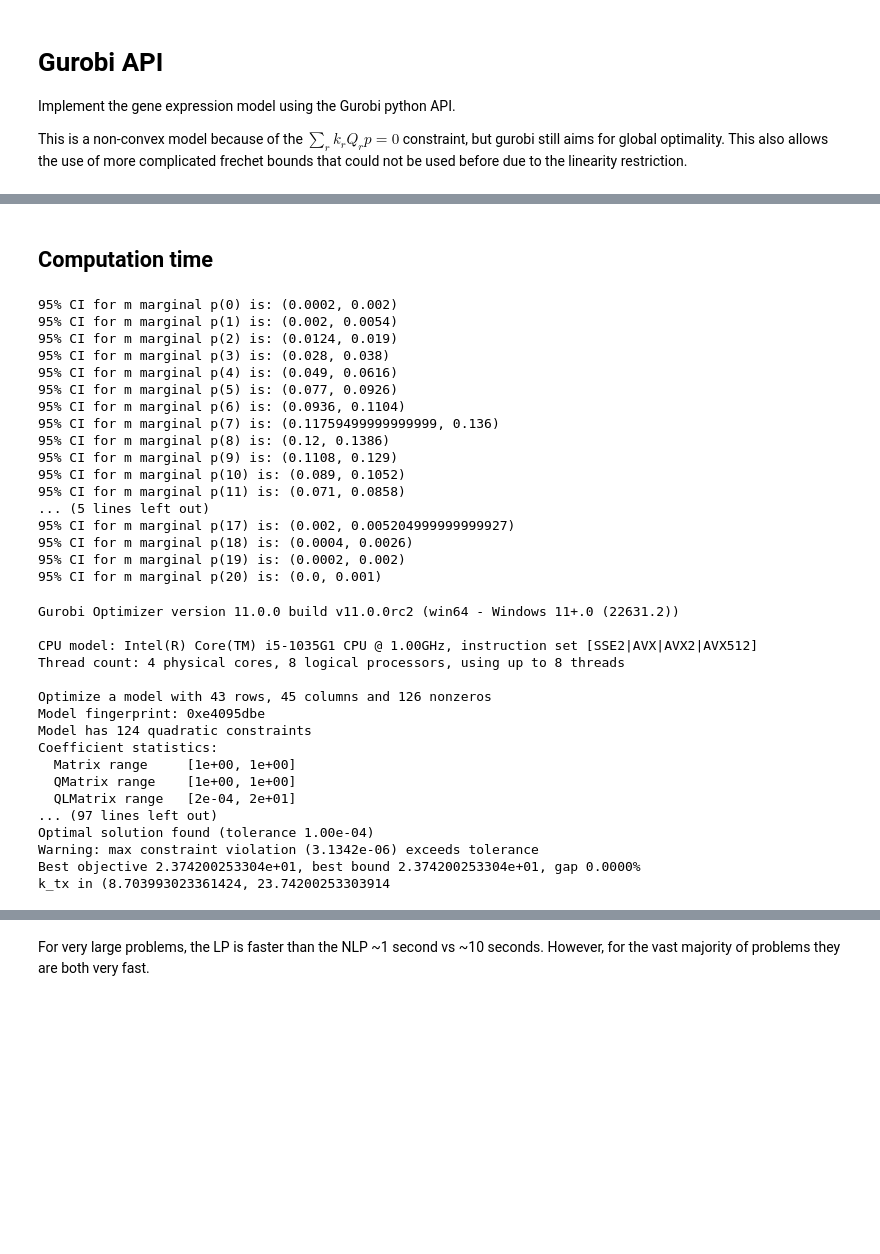
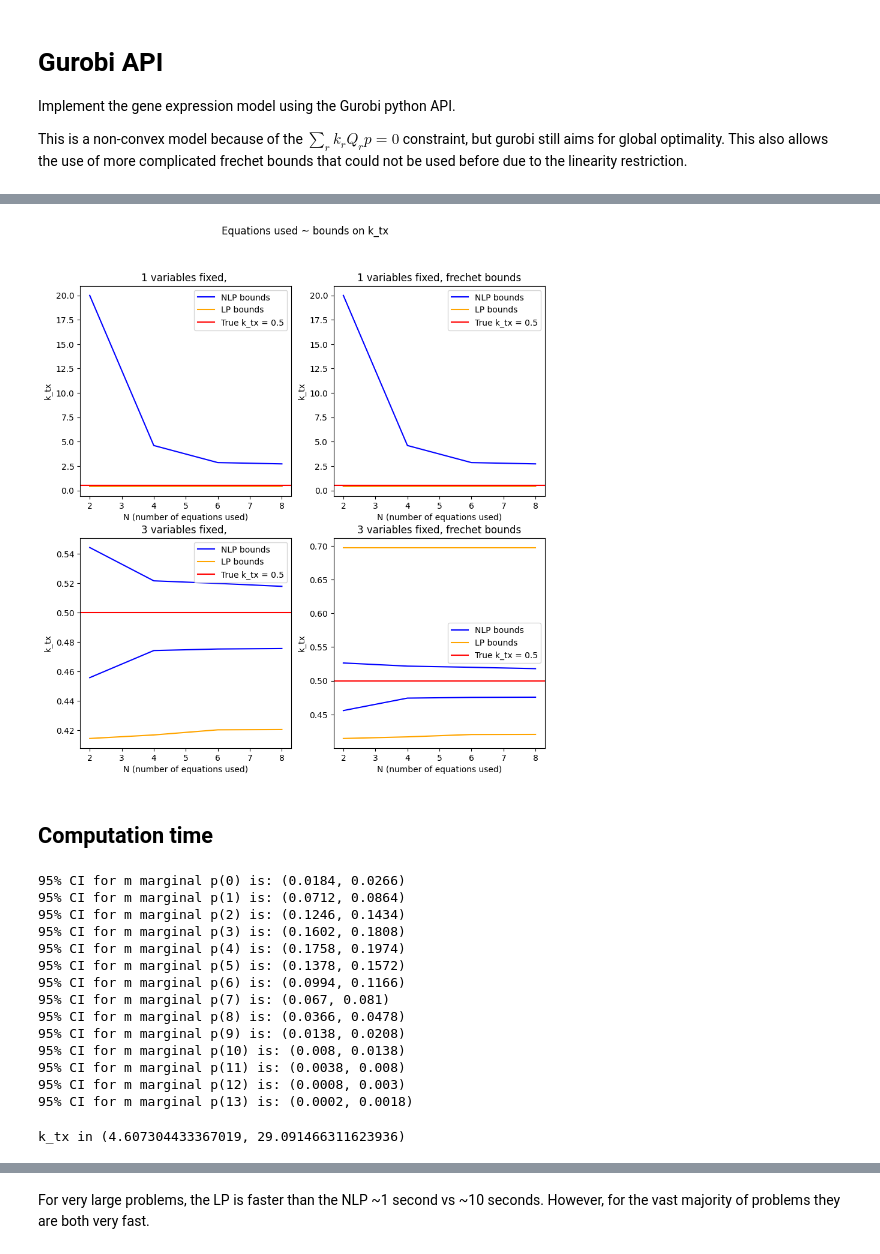
Before and after one commit to willjgh/M4R, a Jupyter notebook: gene_expression.ipynb, the cells around one changed output, grey strips where cells are left out. Cells and saved outputs as stored; diff of their text form; code cells hidden in the pictures; blank space fills up the shorter version.

```diff
--- a/gene_expression.ipynb
+++ b/gene_expression.ipynb
@@ -2487,43 +2572,28 @@ plt.show()
+# %%
+plot_comparison(10, intervals_2, params_2, K=20)
+# %% [output]
+[figure, added]
 # %% [markdown]
 ## Computation time
 # %%
-intervals = bootstrap_approx(initial_state=(0, 0), params=[5, 1, 10, 1], n=5000, N=5000, tmax=100, ts=10, plot=False, printing=True)
+intervals = bootstrap_approx(initial_state=(0, 0), params=[5, 1, 5, 1], n=5000, N=5000, tmax=100, ts=10, plot=False, printing=True)
 # %% [output]
-95% CI for m marginal p(0) is: (0.0002, 0.002)
-95% CI for m marginal p(1) is: (0.002, 0.0054)
-95% CI for m marginal p(2) is: (0.0124, 0.019)
-95% CI for m marginal p(3) is: (0.028, 0.038)
-95% CI for m marginal p(4) is: (0.049, 0.0616)
-95% CI for m marginal p(5) is: (0.077, 0.0926)
-95% CI for m marginal p(6) is: (0.0936, 0.1104)
-95% CI for m marginal p(7) is: (0.11759499999999999, 0.136)
-95% CI for m marginal p(8) is: (0.12, 0.1386)
-95% CI for m marginal p(9) is: (0.1108, 0.129)
-95% CI for m marginal p(10) is: (0.089, 0.1052)
-95% CI for m marginal p(11) is: (0.071, 0.0858)
-... (5 lines left out)
-95% CI for m marginal p(17) is: (0.002, 0.005204999999999927)
-95% CI for m marginal p(18) is: (0.0004, 0.0026)
-95% CI for m marginal p(19) is: (0.0002, 0.002)
-95% CI for m marginal p(20) is: (0.0, 0.001)
+95% CI for m marginal p(0) is: (0.0184, 0.0266)
+95% CI for m marginal p(1) is: (0.0712, 0.0864)
+95% CI for m marginal p(2) is: (0.1246, 0.1434)
+95% CI for m marginal p(3) is: (0.1602, 0.1808)
+95% CI for m marginal p(4) is: (0.1758, 0.1974)
+95% CI for m marginal p(5) is: (0.1378, 0.1572)
+95% CI for m marginal p(6) is: (0.0994, 0.1166)
+95% CI for m marginal p(7) is: (0.067, 0.081)
+95% CI for m marginal p(8) is: (0.0366, 0.0478)
+95% CI for m marginal p(9) is: (0.0138, 0.0208)
+95% CI for m marginal p(10) is: (0.008, 0.0138)
+95% CI for m marginal p(11) is: (0.0038, 0.008)
+95% CI for m marginal p(12) is: (0.0008, 0.003)
+95% CI for m marginal p(13) is: (0.0002, 0.0018)
 # %%
-lb, ub = gene_expression_NLP(params=["v", "v", "v", 1], N=40, intervals=intervals, frechet_bounds=True)
+lb, ub = gene_expression_NLP(params=["v", "v", "v", 1], N=24, K=100, intervals=intervals, frechet_bounds=True, printing=False)
 # %% [output]
-Gurobi Optimizer version 11.0.0 build v11.0.0rc2 (win64 - Windows 11+.0 (22631.2))
-
-CPU model: Intel(R) Core(TM) i5-1035G1 CPU @ 1.00GHz, instruction set [SSE2|AVX|AVX2|AVX512]
-Thread count: 4 physical cores, 8 logical processors, using up to 8 threads
-
-Optimize a model with 43 rows, 45 columns and 126 nonzeros
-Model fingerprint: 0xe4095dbe
-Model has 124 quadratic constraints
-Coefficient statistics:
-  Matrix range     [1e+00, 1e+00]
-  QMatrix range    [1e+00, 1e+00]
-  QLMatrix range   [2e-04, 2e+01]
-... (97 lines left out)
-Optimal solution found (tolerance 1.00e-04)
-Warning: max constraint violation (3.1342e-06) exceeds tolerance
-Best objective 2.374200253304e+01, best bound 2.374200253304e+01, gap 0.0000%
-k_tx in (8.703993023361424, 23.74200253303914
+k_tx in (4.607304433367019, 29.091466311623936)
 # %%
```
Also changed, not shown: parts of 35 cells of this notebook.
